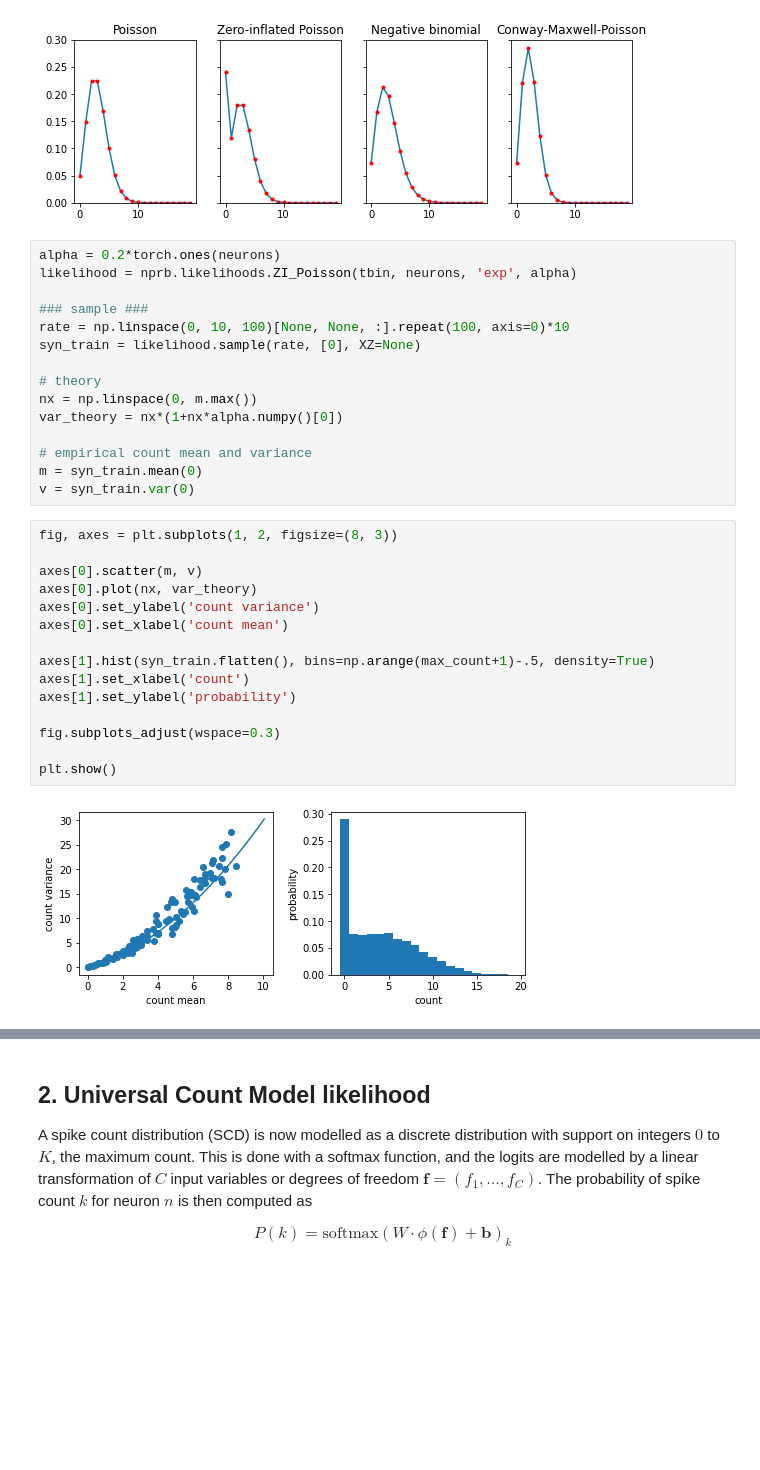
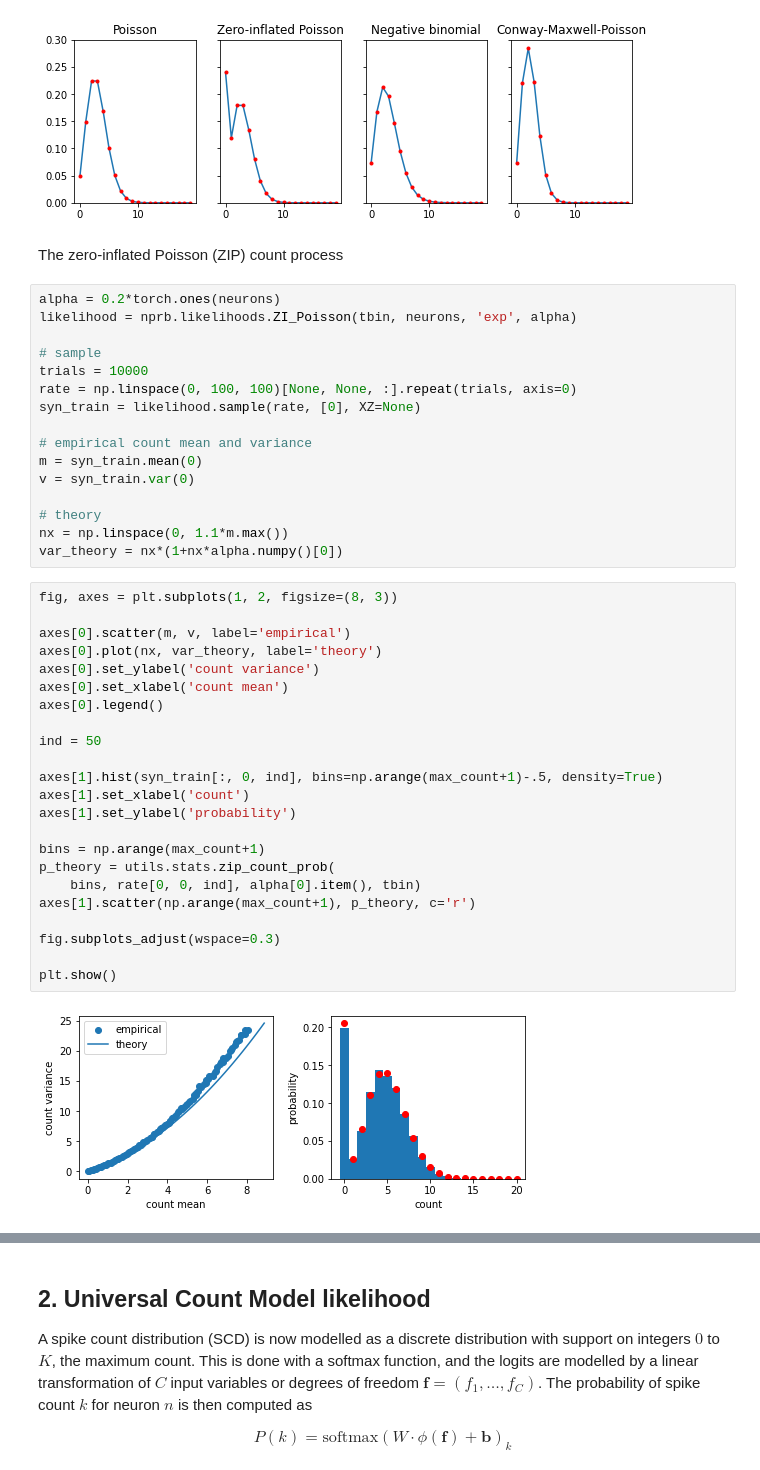
Before and after one commit to davindicode/universal-count-model, a Jupyter notebook: examples/spike_count_distributions.ipynb, the cells around one changed output, grey strips where cells are left out. Saved outputs shown, nothing was run; the diff lists cells and outputs as text; blank space fills up the shorter version.

Commit message:
comparison count distributions

```diff
--- a/examples/spike_count_distributions.ipynb
+++ b/examples/spike_count_distributions.ipynb
@@ -100,35 +100,46 @@ axes[3].set_title('Conway-Maxwell-Poisson')
 plt.show()
 # %% [output]
 [figure]
+# %% [markdown]
+The zero-inflated Poisson (ZIP) count process
 # %%
 alpha = 0.2*torch.ones(neurons)
 likelihood = nprb.likelihoods.ZI_Poisson(tbin, neurons, 'exp', alpha)
 
-### sample ###
-rate = np.linspace(0, 10, 100)[None, None, :].repeat(100, axis=0)*10
+# sample
+trials = 10000
+rate = np.linspace(0, 100, 100)[None, None, :].repeat(trials, axis=0)
 syn_train = likelihood.sample(rate, [0], XZ=None)
-
-# theory
-nx = np.linspace(0, m.max())
-var_theory = nx*(1+nx*alpha.numpy()[0])
 
 # empirical count mean and variance
 m = syn_train.mean(0)
 v = syn_train.var(0)
+
+# theory
+nx = np.linspace(0, 1.1*m.max())
+var_theory = nx*(1+nx*alpha.numpy()[0])
 # %%
 fig, axes = plt.subplots(1, 2, figsize=(8, 3))
 
-axes[0].scatter(m, v)
-axes[0].plot(nx, var_theory)
+axes[0].scatter(m, v, label='empirical')
+axes[0].plot(nx, var_theory, label='theory')
 axes[0].set_ylabel('count variance')
 axes[0].set_xlabel('count mean')
+axes[0].legend()
 
-axes[1].hist(syn_train.flatten(), bins=np.arange(max_count+1)-.5, density=True)
+ind = 50
+
+axes[1].hist(syn_train[:, 0, ind], bins=np.arange(max_count+1)-.5, density=True)
 axes[1].set_xlabel('count')
 axes[1].set_ylabel('probability')
+
+bins = np.arange(max_count+1)
+p_theory = utils.stats.zip_count_prob(
+    bins, rate[0, 0, ind], alpha[0].item(), tbin)
+axes[1].scatter(np.arange(max_count+1), p_theory, c='r')
 
 fig.subplots_adjust(wspace=0.3)
 
 plt.show()
 # %% [output]
-[figure, old version]
+[figure, new version]
```
Also changed, not shown: parts of 8 cells of this notebook, 12 other files.
